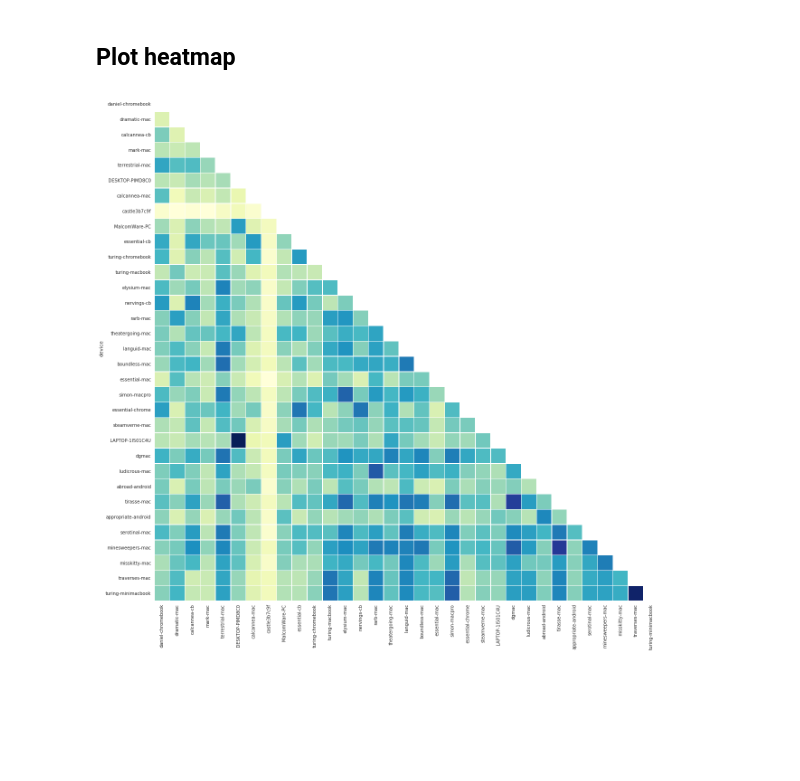
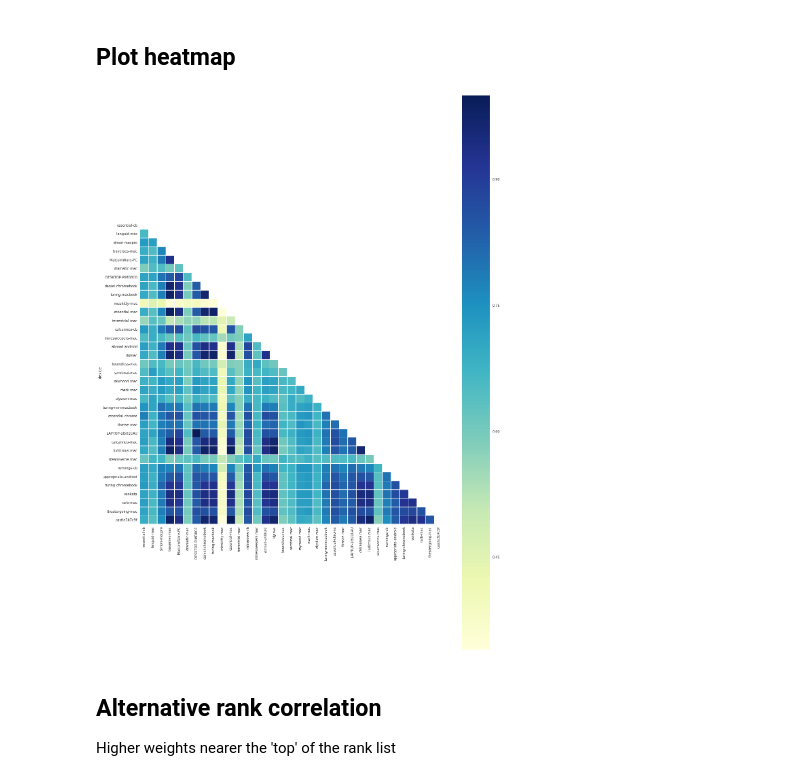
Before and after one commit to careytews/threat-graph-utils, a Jupyter notebook: domain-rank-correlation.ipynb, the cells around one changed output. Cells and saved outputs as stored; diff of their text form; code cells hidden in the pictures; blank space fills up the shorter version.

Commit message:
Alternative ranking score

```diff
--- a/domain-rank-correlation.ipynb
+++ b/domain-rank-correlation.ipynb
@@ -15,6 +16,6 @@ import numpy as np
 # %%
 # Number of 'top domains'
-n = 10
+n = 10000
 # %%
 g = threatgraph.Gaffer()
 g.use_cert()
@@ -132,7 +132,7 @@ array(['google.com', 'gstatic.com', 'trustnetworks.com', 'googleapis.com',
 # Calculate Rho on 2 lists
 def spearman(a, b):
 
-    n = len(a)
+    n = max(len(a), len(b))
     bmap = {b[i]: i for i in range(0, len(b)) }
 
     tot = 0
@@ -140,10 +140,14 @@ def spearman(a, b):
         if a[i] in bmap:
             val = bmap[a[i]] - i
         else:
-            val = len(b)
+            val = n
         val = val * val
 
         tot += val
+
+    for i in range(len(a), len(b)):
+        tot += len(b) * len(b)
+
     return 1.0 - ( (6 * tot) / ( n * (n * n - 1) ) )
 # %% [markdown]
 ## Get favourite domains by device
@@ -253,7 +257,11 @@ mask[np.triu_indices_from(mask)] = True
 # %%
 sns.set(style="white")
 plt.figure(figsize=(20, 30))
-sns.heatmap(df3[all_devices][all_devices], square=True, linewidths=0.5, cbar=False, mask=mask, cmap="YlGnBu")
+sns.heatmap(df3[all_devices][all_devices], square=True, linewidths=0.5, mask=mask, cmap="YlGnBu")
 plt.show()
 # %% [output]
-[figure, old version]
+[figure, new version]
+# %% [markdown]
+## Alternative rank correlation
+
+Higher weights nearer the 'top' of the rank list
```
Also changed, not shown: parts of 11 cells of this notebook, 1 other file.
